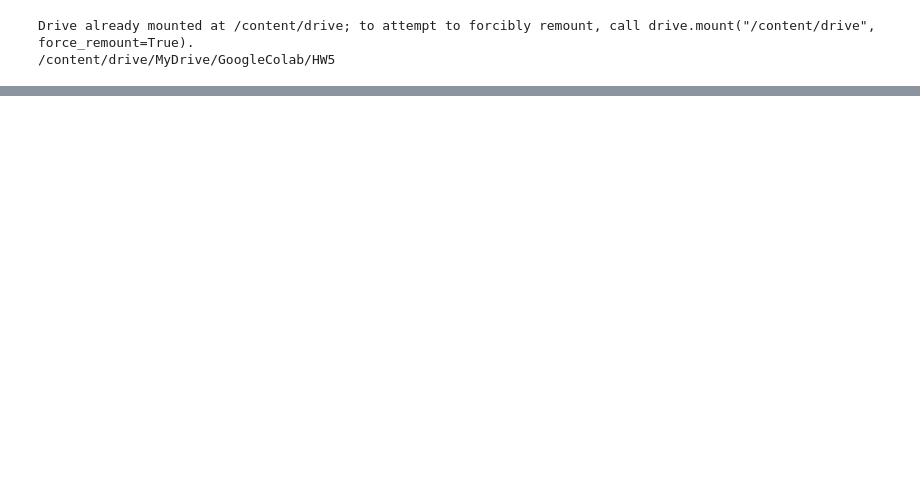
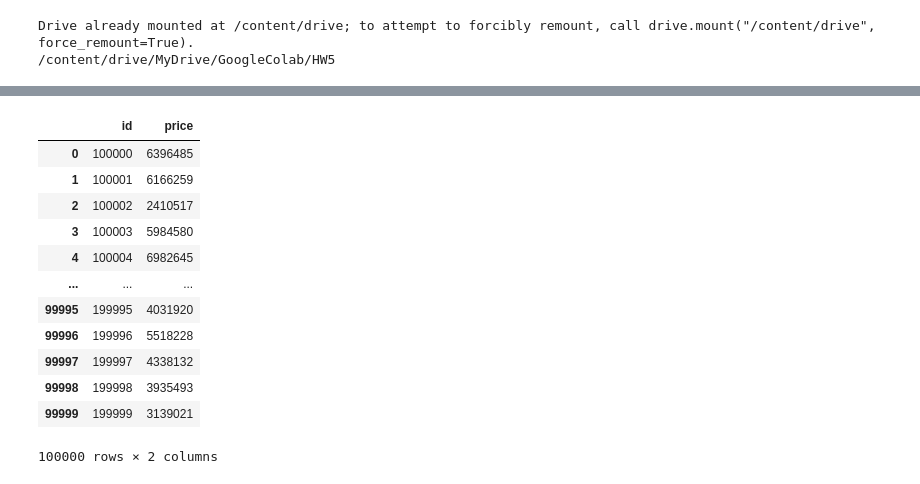
Before and after one commit to kiselpd/HW5_ML, a Jupyter notebook: price.ipynb, the cells around one changed output, grey strips where cells are left out. Cells and saved outputs as stored; diff of their text form; code cells hidden in the pictures; blank space fills up the shorter version.

```diff
--- a/price.ipynb
+++ b/price.ipynb
@@ -186,0 +286,2 @@ RandomForestRegressor()
+# %%
+final_pred = GBR_stack.predict(test_stack)
@@ -186,0 +293,2 @@ RandomForestRegressor()
+# %%
+result = np.hstack([(id.to_numpy()).reshape(-1, 1), final_pred.reshape(-1, 1)])
@@ -186,0 +305,20 @@ RandomForestRegressor()
+# %%
+result = pd.DataFrame(result, columns = ["id", "price"])
+# %%
+result = result.astype(np.int32)
+# %%
+result
+# %% [output]
+|  | id | price |
+| 0 | 100000 | 6396485 |
+| 1 | 100001 | 6166259 |
+| 2 | 100002 | 2410517 |
+| 3 | 100003 | 5984580 |
+| 4 | 100004 | 6982645 |
+| ... | ... | ... |
+| 99995 | 199995 | 4031920 |
+| 99996 | 199996 | 5518228 |
+| 99997 | 199997 | 4338132 |
+| 99998 | 199998 | 3935493 |
+| 99999 | 199999 | 3139021 |
+100000 rows × 2 columns
```
Also changed, not shown: parts of 46 cells of this notebook.
